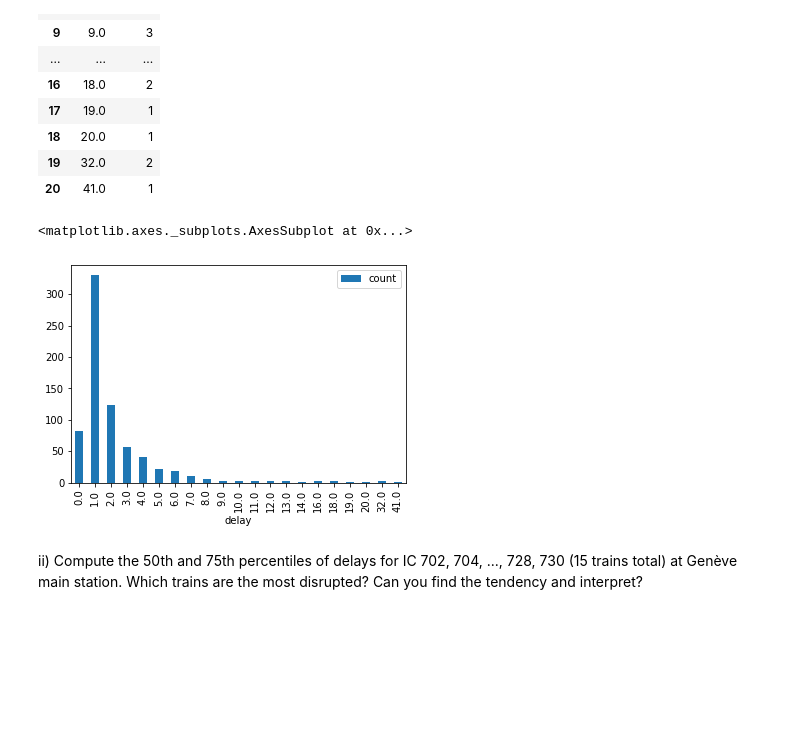
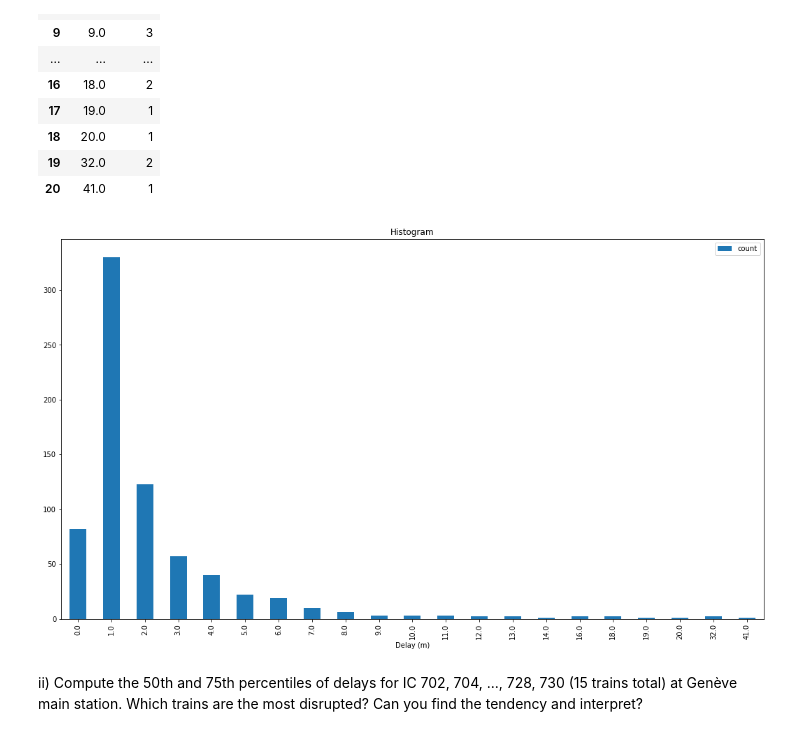
Before and after one commit to FurkanKarakas/dslab-homework-1, a Jupyter notebook: notebooks/DSLab_homework-1.ipynb, the cells around one changed output. Cells and saved outputs as stored; diff of their text form; code cells hidden in the pictures; blank space fills up the shorter version.

```diff
--- a/notebooks/DSLab_homework-1.ipynb
+++ b/notebooks/DSLab_homework-1.ipynb
@@ -462,10 +468,12 @@ df_delay
 | 19 | 32.0 | 2 |
 | 20 | 41.0 | 1 |
 # %%
-df_delay.plot("delay","count",kind='bar')
+df_delay.plot("delay","count",kind='bar',figsize=(18,10))
+plt.xlabel('Delay (m)')
+plt.title('Histogram')
+plt.show()
 # %% [output]
-<matplotlib.axes._subplots.AxesSubplot at 0x...>
-[figure, old version]
+[figure, new version]
 # %% [markdown]
 ii) Compute the 50th and 75th percentiles of delays for IC 702, 704, ..., 728, 730 (15 trains total) at Genève main station. Which trains are the most disrupted? Can you find the tendency and interpret?
 # %%
```
Also changed, not shown: parts of 5 cells of this notebook.
